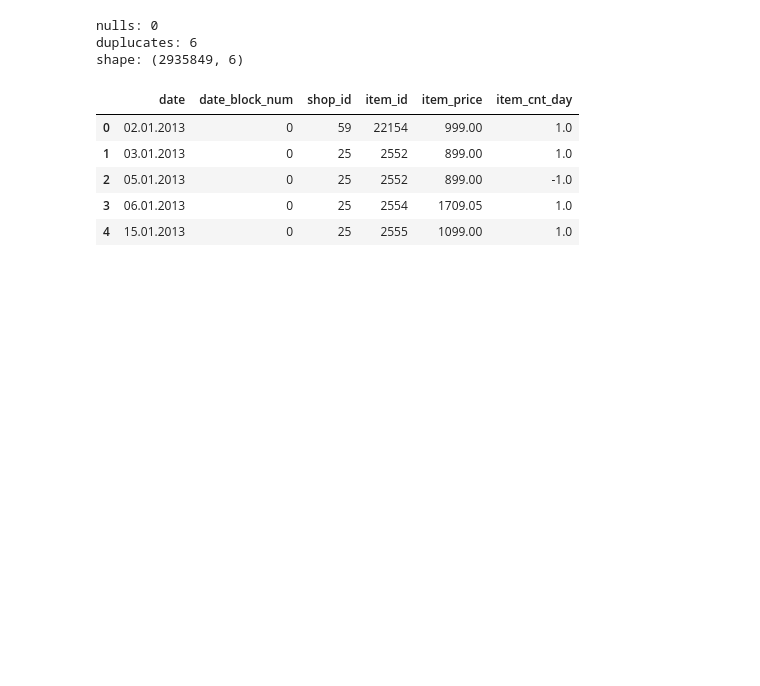
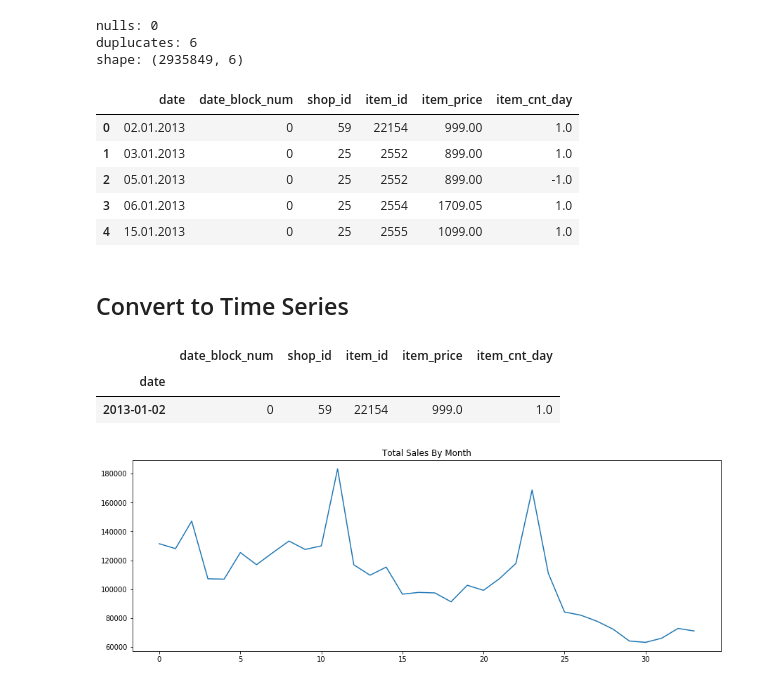
Before and after one commit to georgewillben/Sales_Forcast, a Jupyter notebook: EDA.ipynb, the cells around one changed output. Cells and saved outputs as stored; diff of their text form; code cells hidden in the pictures; blank space fills up the shorter version.

```diff
--- a/EDA.ipynb
+++ b/EDA.ipynb
@@ -59,3 +59,31 @@ shape: (2935849, 6)
 | 2 | 05.01.2013 | 0 | 25 | 2552 | 899.00 | -1.0 |
 | 3 | 06.01.2013 | 0 | 25 | 2554 | 1709.05 | 1.0 |
 | 4 | 15.01.2013 | 0 | 25 | 2555 | 1099.00 | 1.0 |
+# %% [markdown]
+## Convert to Time Series
+# %%
+# change date to datetime
+df['date'] = pd.to_datetime(df['date'], format='%d.%m.%Y')
+
+# make date the index
+df.set_index('date', drop=True, inplace=True)
+
+df.head(1)
+# %% [output]
+|  | date_block_num | shop_id | item_id | item_price | item_cnt_day |
+| date |  |  |  |  |  |
+| 2013-01-02 | 0 | 59 | 22154 | 999.0 | 1.0 |
+# %%
+# groupby month
+gb = df.groupby('date_block_num')
+# %%
+# make a time series of total sales
+ts = gb['item_cnt_day'].sum()
+
+# plot time series
+plt.figure(figsize=(15, 5))
+plt.plot(ts)
+plt.title('Total Sales By Month')
+plt.show()
+# %% [output]
+[figure, added]
```
Also changed, not shown: 1 other file.
